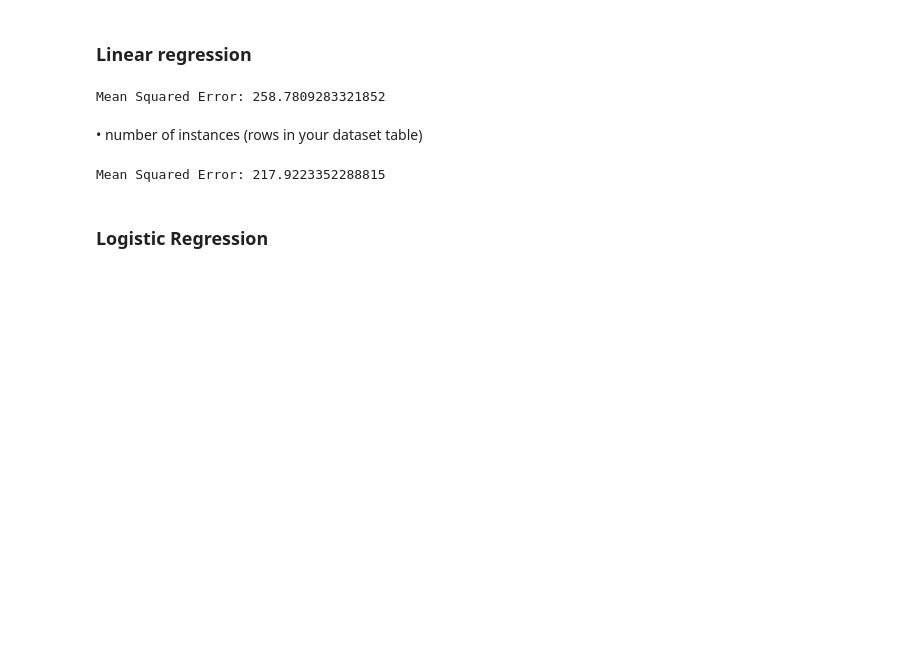
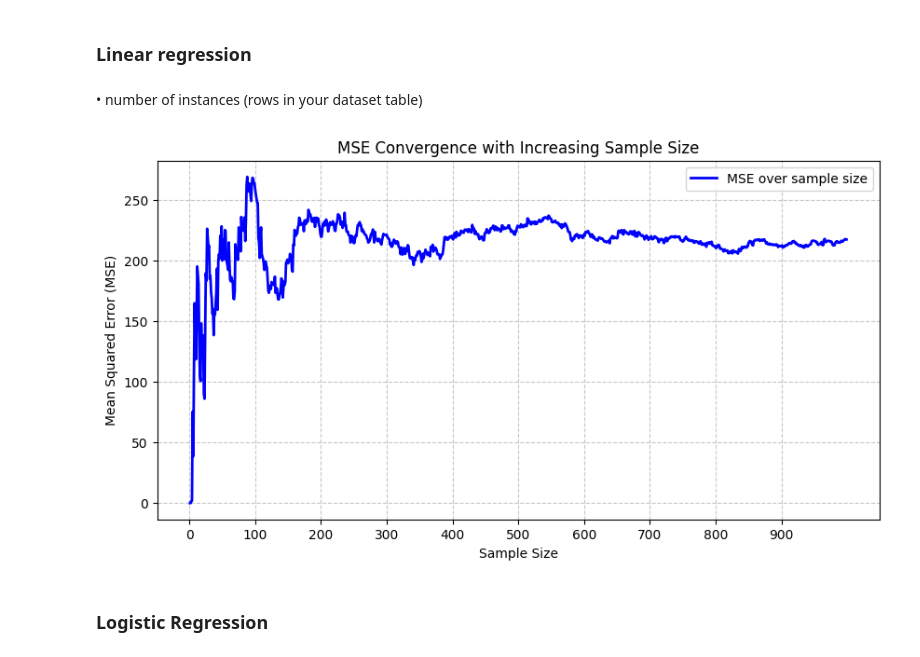
Before and after one commit to ossclaudia/MachineLearning, a Jupyter notebook: projeto.ipynb, the cells around one changed output. Cells and saved outputs as stored; diff of their text form; code cells hidden in the pictures; blank space fills up the shorter version.

```diff
--- a/projeto.ipynb
+++ b/projeto.ipynb
@@ -31,57 +33,50 @@ from sklearn.model_selection import train_test_split
 # %% [markdown]
 ### Linear regression
-# %%
-X, y = make_regression(n_samples=100, n_features= 2, noise=15, random_state=42)
-y = y.reshape(-1, 1)
-m = X.shape[0]
-
-X_b = np.c_[np.ones((m, 1)), X]
-theta = np.array([[2.0], [3.0], [1.5]])
-learning_rate = 0.1
-n_iterations = 100
-
-# Performing Gradient Descent
-for _ in range(n_iterations):
-    # Predictions
-    y_pred = X_b.dot(theta)
-    # Computing the gradient
-    gradients = (2 / m) * X_b.T.dot(y_pred - y)
-    # Updating parameters
-    theta -= learning_rate * gradients
-
-y_pred = X_b.dot(theta)
-
-mse = np.mean((y_pred - y) ** 2)
-print("Mean Squared Error:", mse)
-# %% [output]
-Mean Squared Error: 258.7809283321852
 # %% [markdown]
 • number of instances (rows in your dataset table)
 # %%
-X, y = make_regression(n_samples=1000, n_features= 2, noise=15, random_state=42)
-y = y.reshape(-1, 1)
-m = X.shape[0]
+mse_values = []
+sample_sizes = []
 
-X_b = np.c_[np.ones((m, 1)), X]
-theta = np.array([[2.0], [3.0], [1.5]])
-learning_rate = 0.1
-n_iterations = 100
 
-# Performing Gradient Descent
-for _ in range(n_iterations):
-    # Predictions
+for i in range(1,1000):
+    X, y = make_regression(n_samples=i, n_features= 2, noise=15, random_state=42)
+    y = y.reshape(-1, 1)
+    m = X.shape[0]
+
+    X_b = np.c_[np.ones((m, 1)), X]
+    theta = np.array([[2.0], [3.0], [1.5]])
+    learning_rate = 0.1
+    n_iterations = 100
+
+    # Performing Gradient Descent
+    for _ in range(n_iterations):
+        # Predictions
+        y_pred = X_b.dot(theta)
+        # Computing the gradient
+        gradients = (2 / m) * X_b.T.dot(y_pred - y)
+        # Updating parameters
+        theta -= learning_rate * gradients
+
     y_pred = X_b.dot(theta)
-    # Computing the gradient
-    gradients = (2 / m) * X_b.T.dot(y_pred - y)
-    # Updating parameters
-    theta -= learning_rate * gradients
 
-y_pred = X_b.dot(theta)
 
-mse = np.mean((y_pred - y) ** 2)
-print("Mean Squared Error:", mse)
+    mse = np.mean((y_pred - y) ** 2)
+
+    mse_values.append(mse)
+    sample_sizes.append(i)
+
+plt.figure(figsize=(10, 5))
+plt.plot(sample_sizes, mse_values, color='blue', linewidth=2, label='MSE over sample size')
+plt.xlabel('Sample Size')
+plt.ylabel('Mean Squared Error (MSE)')
+plt.title('MSE Convergence with Increasing Sample Size')
+plt.xticks(np.arange(0, 1000, 100))
+plt.grid(True, linestyle='--', alpha=0.7)
+plt.legend()
+plt.show()
 # %% [output]
-Mean Squared Error: 217.9223352288815
+[figure, added]
 # %% [markdown]
 ### Logistic Regression
 # %% [markdown]
```
Also changed, not shown: parts of 7 cells of this notebook.
